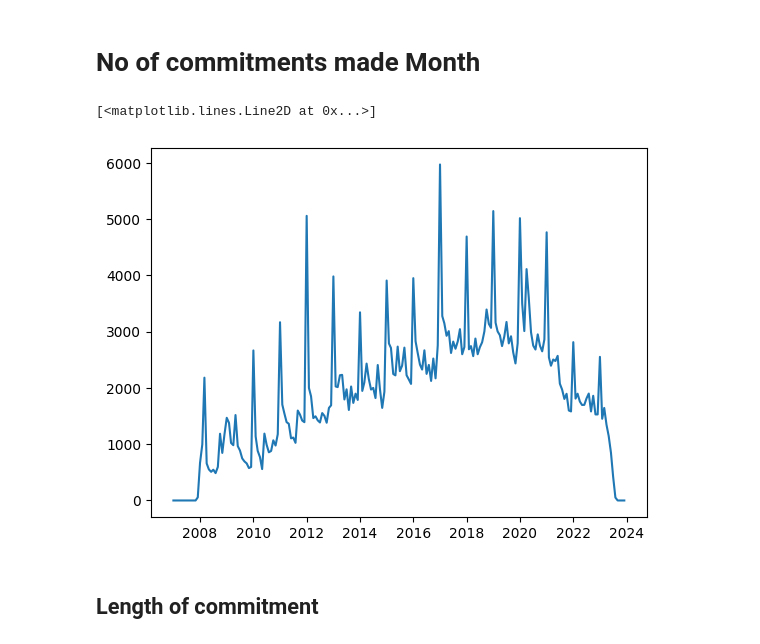
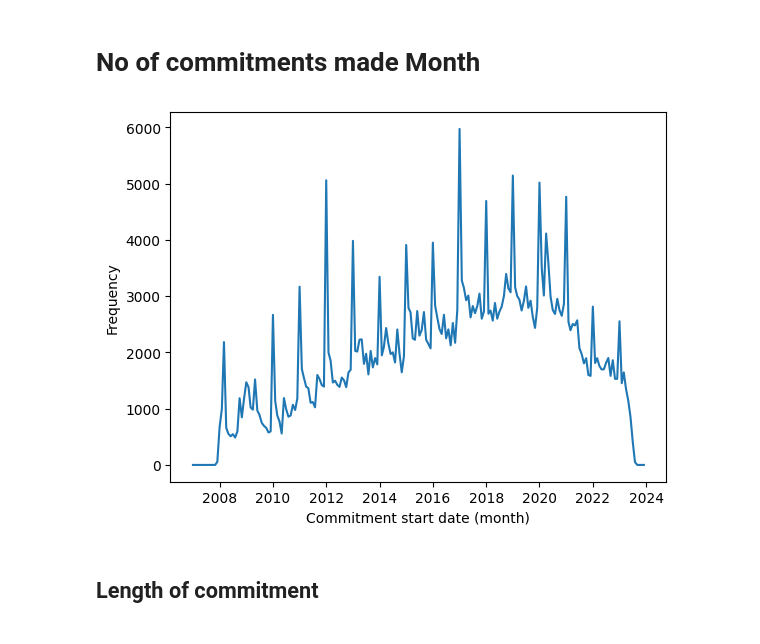
Before and after one commit to Hitkul/Put-Your-Money-Where-Your-Mouth-Is, a Jupyter notebook: analysis/Summary.ipynb, the cells around one changed output. Cells and saved outputs as stored; diff of their text form; code cells hidden in the pictures.

```diff
--- a/analysis/Summary.ipynb
+++ b/analysis/Summary.ipynb
@@ -479,9 +489,11 @@ for k,v in tqdm(commitment_index.items()):
     commitment_count_date[date_index]+=1
 # %%
 plt.plot(month_values,commitment_count_date)
+plt.xlabel('Commitment start date (month)')
+plt.ylabel("Frequency")
+plt.savefig("../figures/commitment_frequency.pdf",bbox_inches='tight')
 # %% [output]
-[<matplotlib.lines.Line2D at 0x...>]
-[figure, old version]
+[figure, new version]
 # %% [markdown]
 ## Length of commitment
 # %%
```
Also changed, not shown: parts of 18 cells of this notebook.
